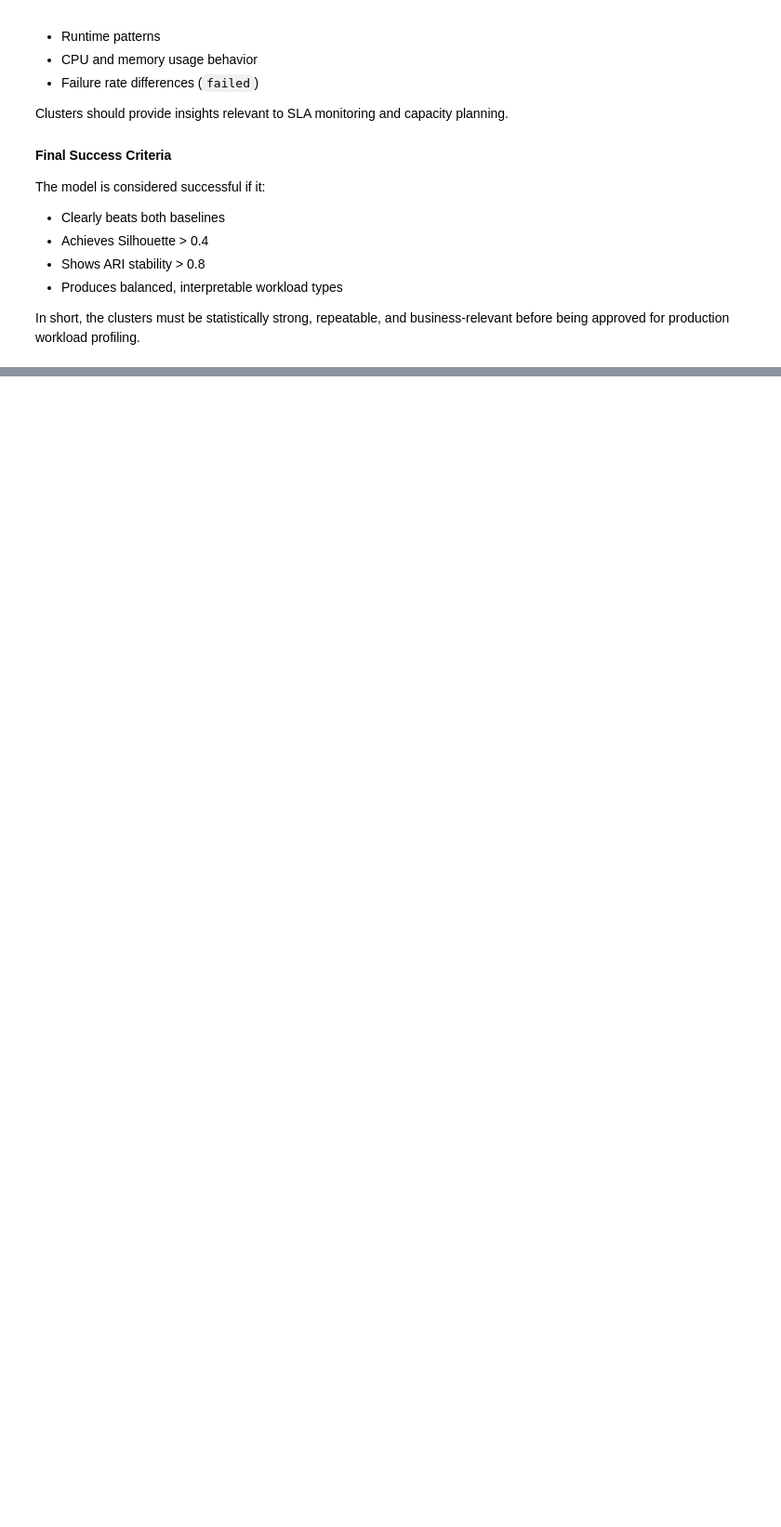
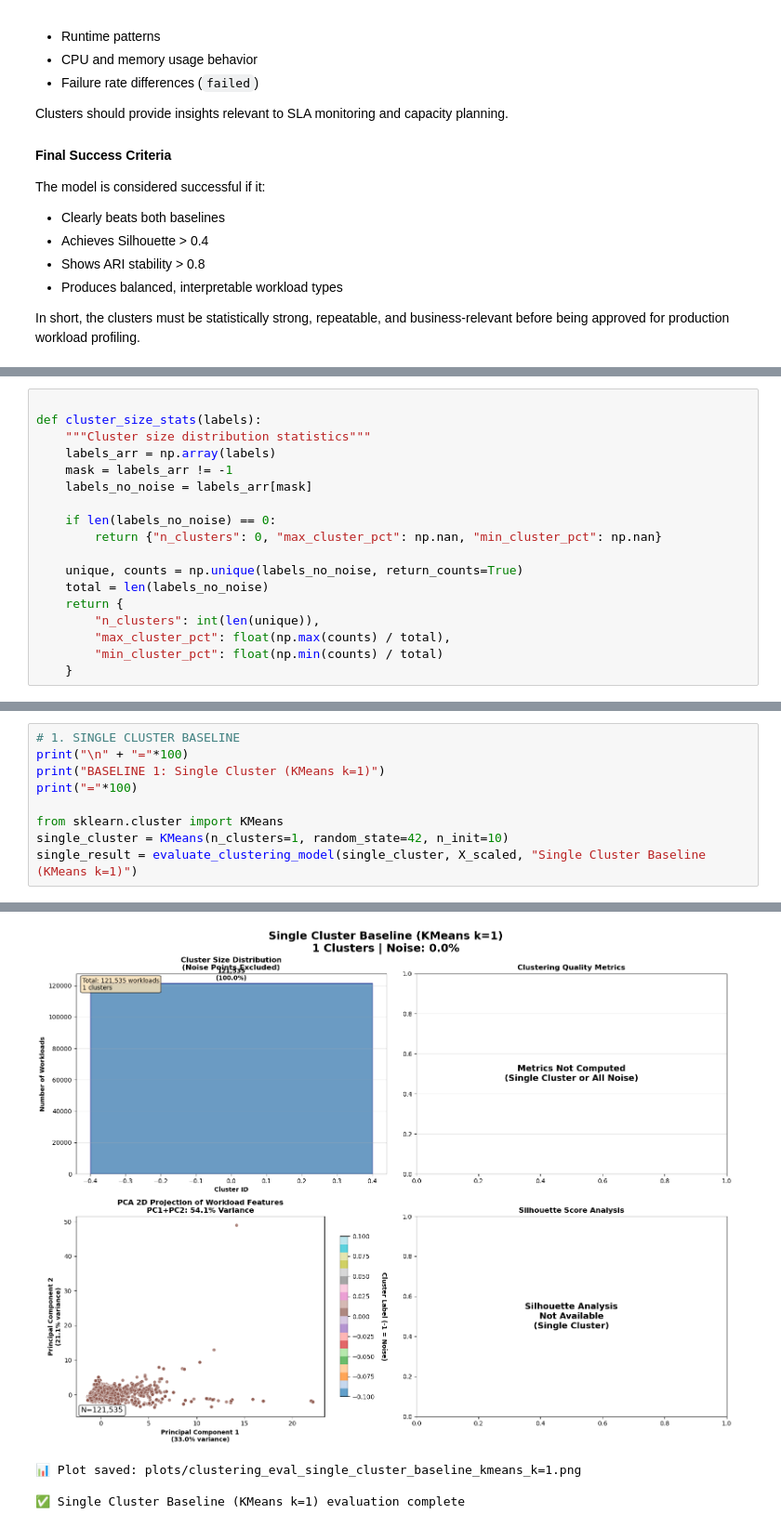
Before and after one commit to VinnyBabuManjaly/WorkloadProfiler, a Jupyter notebook: Workload_Profiler.ipynb, the cells around one changed output, grey strips where cells are left out. Shown at 93% size. Drawn from its saved outputs; the diff is of its cells as text; blank space fills up the shorter version.

Commit message:
Building baseline models

```diff
--- a/Workload_Profiler.ipynb
+++ b/Workload_Profiler.ipynb
@@ -1418,0 +1560,18 @@ In short, the clusters must be statistically strong, repeatable, and business-re
+# %%
+
+def cluster_size_stats(labels):
+    """Cluster size distribution statistics"""
+    labels_arr = np.array(labels)
+    mask = labels_arr != -1
+    labels_no_noise = labels_arr[mask]
+
+    if len(labels_no_noise) == 0:
+        return {"n_clusters": 0, "max_cluster_pct": np.nan, "min_cluster_pct": np.nan}
+
+    unique, counts = np.unique(labels_no_noise, return_counts=True)
+    total = len(labels_no_noise)
+    return {
+        "n_clusters": int(len(unique)),
+        "max_cluster_pct": float(np.max(counts) / total),
+        "min_cluster_pct": float(np.min(counts) / total)
+    }
@@ -1418,0 +1867,10 @@ In short, the clusters must be statistically strong, repeatable, and business-re
+# %%
+# 1. SINGLE CLUSTER BASELINE
+print("\n" + "="*100)
+print("BASELINE 1: Single Cluster (KMeans k=1)")
+print("="*100)
+
+from sklearn.cluster import KMeans
+single_cluster = KMeans(n_clusters=1, random_state=42, n_init=10)
+single_result = evaluate_clustering_model(single_cluster, X_scaled, "Single Cluster Baseline (KMeans k=1)")
+# %% [output]
@@ -1418,0 +1894,4 @@ In short, the clusters must be statistically strong, repeatable, and business-re
+[figure, added]
+📊 Plot saved: plots/clustering_eval_single_cluster_baseline_kmeans_k=1.png
+
+✅ Single Cluster Baseline (KMeans k=1) evaluation complete
```
Also changed, not shown: parts of 29 cells of this notebook, 2 other files.
